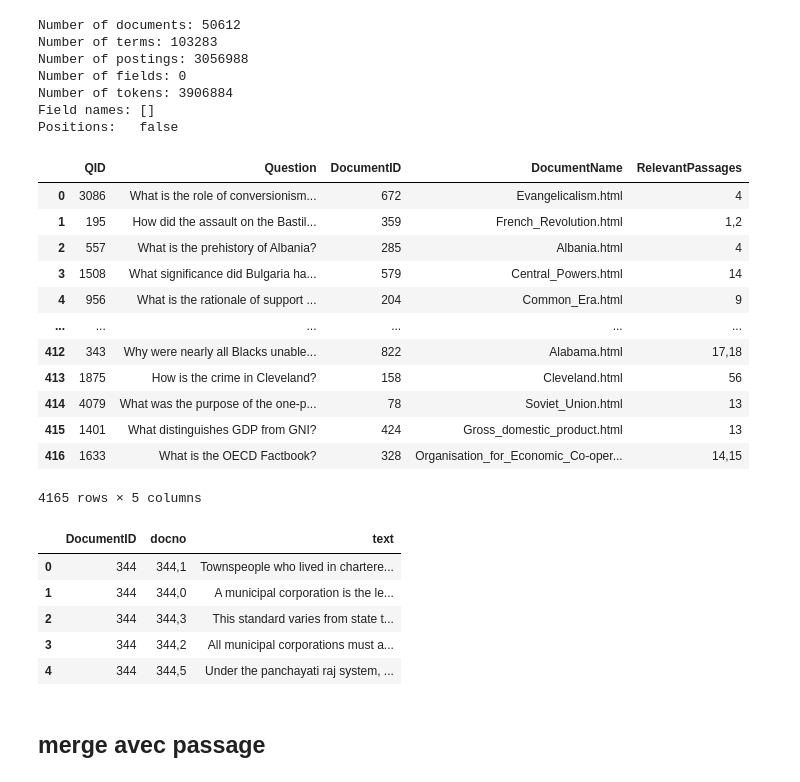
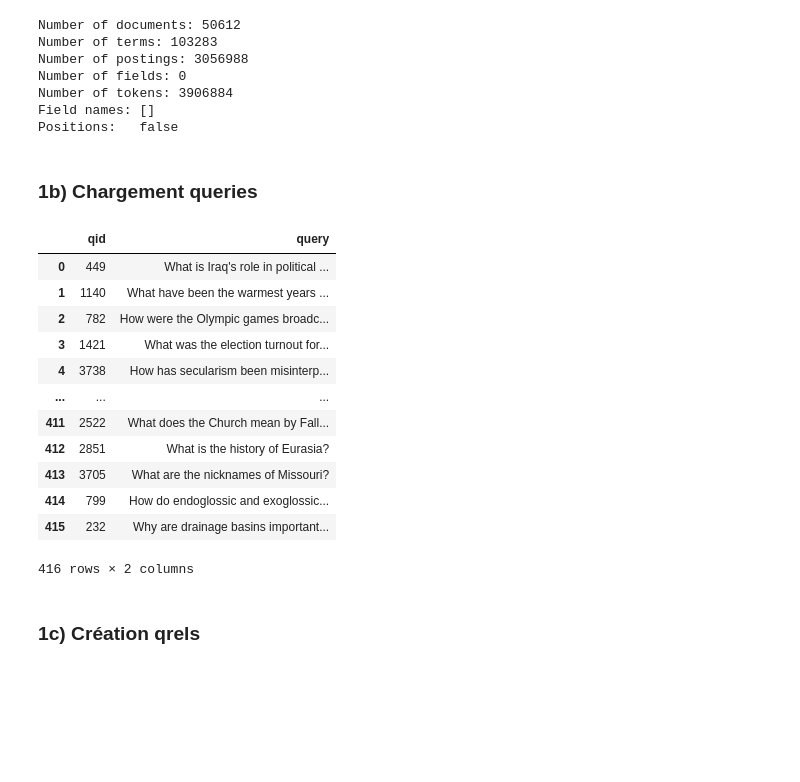
Before and after one commit to barthosdac/projet-rital, a Jupyter notebook: f.ipynb, the cells around one changed output. Saved outputs shown, nothing was run; the diff lists cells and outputs as text; code cells hidden in the pictures; blank space fills up the shorter version.

```diff
--- a/f.ipynb
+++ b/f.ipynb
@@ -146,23 +63,9 @@ Number of fields: 0
 Number of tokens: 3906884
 Field names: []
 Positions:   false
+# %% [markdown]
+### 1b) Chargement queries
 # %%
 df_train = pd.read_csv("WikiPassageQA/train.tsv",sep='\t')
 df_test = pd.read_csv("WikiPassageQA/test.tsv",sep='\t')
 df_dev = pd.read_csv("WikiPassageQA/dev.tsv",sep='\t')
-df_query = pd.concat([df_train, df_test, df_dev])
-df_query
-# %% [output]
-|  | QID | Question | DocumentID | DocumentName | RelevantPassages |
-| 0 | 3086 | What is the role of conversionism... | 672 | Evangelicalism.html | 4 |
-| 1 | 195 | How did the assault on the Bastil... | 359 | French_Revolution.html | 1,2 |
-| 2 | 557 | What is the prehistory of Albania? | 285 | Albania.html | 4 |
-| 3 | 1508 | What significance did Bulgaria ha... | 579 | Central_Powers.html | 14 |
-| 4 | 956 | What is the rationale of support ... | 204 | Common_Era.html | 9 |
-| ... | ... | ... | ... | ... | ... |
-| 412 | 343 | Why were nearly all Blacks unable... | 822 | Alabama.html | 17,18 |
-| 413 | 1875 | How is the crime in Cleveland? | 158 | Cleveland.html | 56 |
-| 414 | 4079 | What was the purpose of the one-p... | 78 | Soviet_Union.html | 13 |
-| 415 | 1401 | What distinguishes GDP from GNI? | 424 | Gross_domestic_product.html | 13 |
-| 416 | 1633 | What is the OECD Factbook? | 328 | Organisation_for_Economic_Co-oper... | 14,15 |
-4165 rows × 5 columns
@@ -177,12 +72,26 @@ docs_df = pd.DataFrame(data)
-# %%
-docs_df.head()
-# %% [output]
-|  | DocumentID | docno | text |
-| 0 | 344 | 344,1 | Townspeople who lived in chartere... |
-| 1 | 344 | 344,0 | A municipal corporation is the le... |
-| 2 | 344 | 344,3 | This standard varies from state t... |
-| 3 | 344 | 344,2 | All municipal corporations must a... |
-| 4 | 344 | 344,5 | Under the panchayati raj system, ... |
+# %%
+queries_train=df_train[["QID", "Question"]]
+queries_train.columns = ['qid', 'query']
+queries_test=df_test[["QID", "Question"]]
+queries_test.columns = ['qid', 'query']
+queries_dev=df_dev[["QID", "Question"]]
+queries_dev.columns = ['qid', 'query']
+
+queries_test
+# %% [output]
+|  | qid | query |
+| 0 | 449 | What is Iraq's role in political ... |
+| 1 | 1140 | What have been the warmest years ... |
+| 2 | 782 | How were the Olympic games broadc... |
+| 3 | 1421 | What was the election turnout for... |
+| 4 | 3738 | How has secularism been misinterp... |
+| ... | ... | ... |
+| 411 | 2522 | What does the Church mean by Fall... |
+| 412 | 2851 | What is the history of Eurasia? |
+| 413 | 3705 | What are the nicknames of Missouri? |
+| 414 | 799 | How do endoglossic and exoglossic... |
+| 415 | 232 | Why are drainage basins important... |
+416 rows × 2 columns
 # %% [markdown]
-## merge avec passage
+### 1c) Création qrels
 # %%
```
Also changed, not shown: parts of 32 cells of this notebook.
